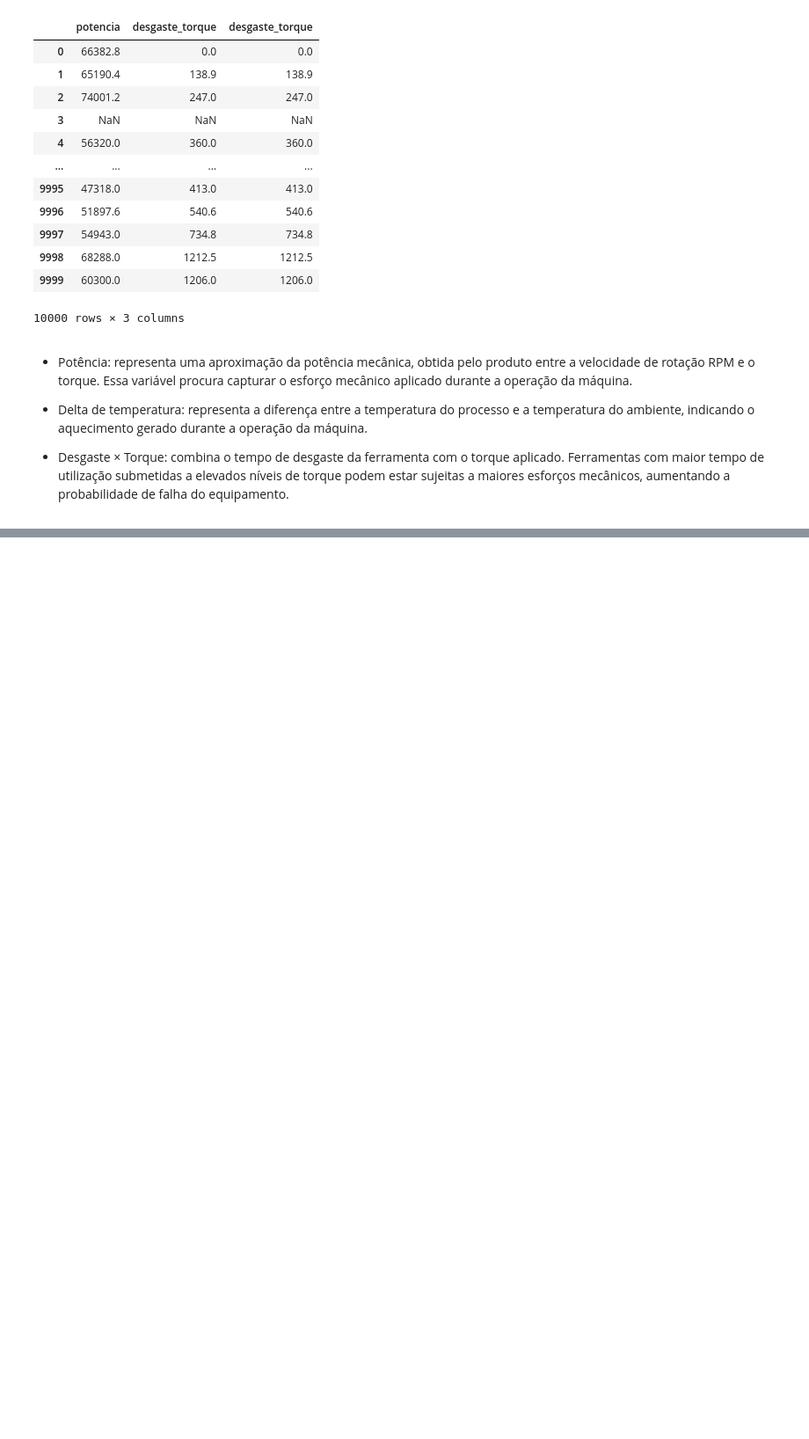
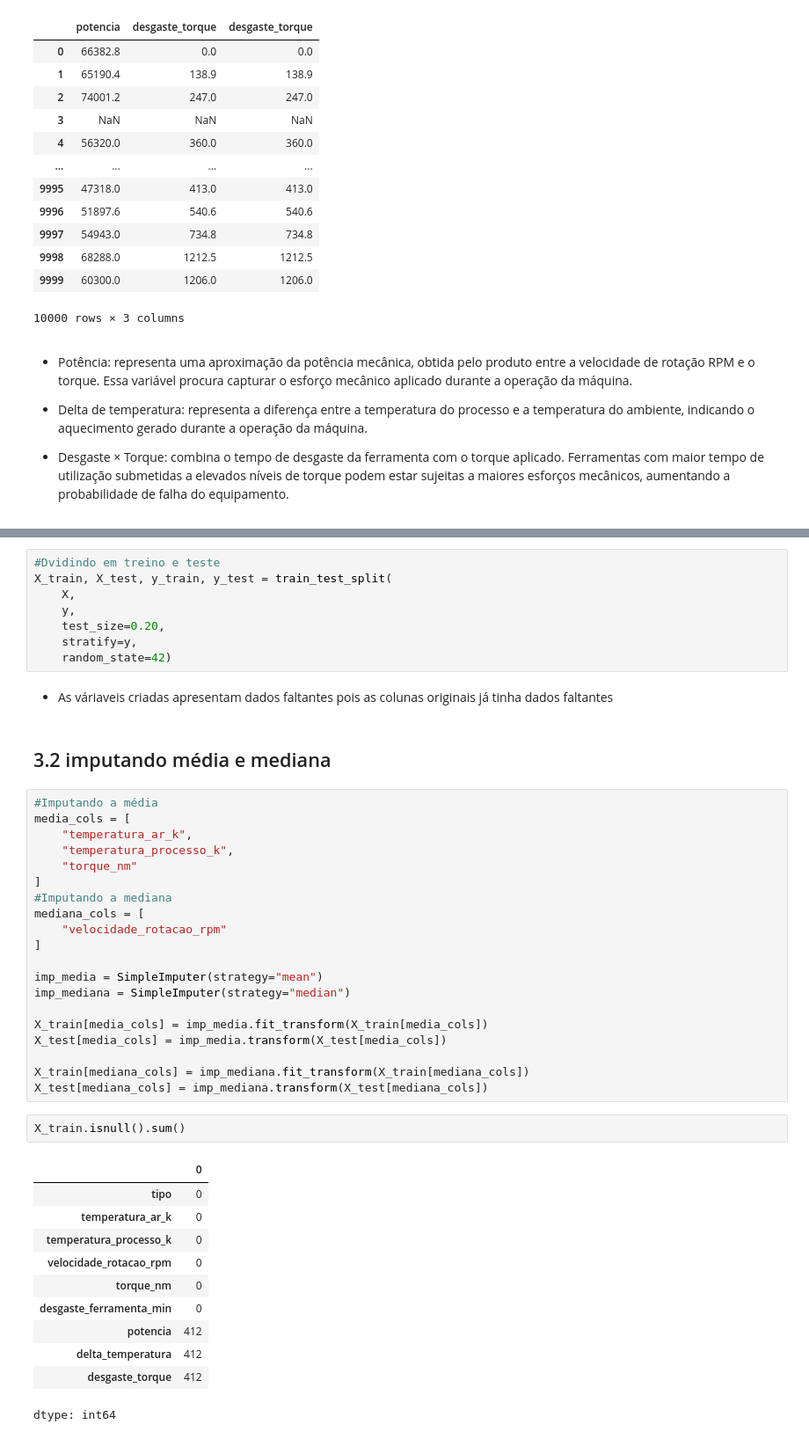
Before and after one commit to leonbenenati/projeto_avaliativo_modulo_1, a Jupyter notebook: Projeto_Avaliativo_Módulo_1.ipynb, the cells around one changed output, grey strips where cells are left out. Shown at 88% size. Cells and saved outputs as stored; diff of their text form; blank space fills up the shorter version.

```diff
--- a/Projeto_Avaliativo_Módulo_1.ipynb
+++ b/Projeto_Avaliativo_Módulo_1.ipynb
@@ -361,0 +421,48 @@ df[["potencia", "desgaste_torque", "desgaste_torque"]]
+# %%
+#Dvidindo em treino e teste
+X_train, X_test, y_train, y_test = train_test_split(
+    X,
+    y,
+    test_size=0.20,
+    stratify=y,
+    random_state=42)
+# %% [markdown]
+
+
+*   As váriaveis criadas apresentam dados faltantes pois as colunas originais já tinha dados faltantes
+# %% [markdown]
+## 3.2 imputando média e mediana
+# %%
+#Imputando a média
+media_cols = [
+    "temperatura_ar_k",
+    "temperatura_processo_k",
+    "torque_nm"
+]
+#Imputando a mediana
+mediana_cols = [
+    "velocidade_rotacao_rpm"
+]
+
+imp_media = SimpleImputer(strategy="mean")
+imp_mediana = SimpleImputer(strategy="median")
+
+X_train[media_cols] = imp_media.fit_transform(X_train[media_cols])
+X_test[media_cols] = imp_media.transform(X_test[media_cols])
+
+X_train[mediana_cols] = imp_mediana.fit_transform(X_train[mediana_cols])
+X_test[mediana_cols] = imp_mediana.transform(X_test[mediana_cols])
+# %%
+X_train.isnull().sum()
+# %% [output]
+|  | 0 |
+| tipo | 0 |
+| temperatura_ar_k | 0 |
+| temperatura_processo_k | 0 |
+| velocidade_rotacao_rpm | 0 |
+| torque_nm | 0 |
+| desgaste_ferramenta_min | 0 |
+| potencia | 412 |
+| delta_temperatura | 412 |
+| desgaste_torque | 412 |
+dtype: int64
```
Also changed, not shown: parts of 21 cells of this notebook.
